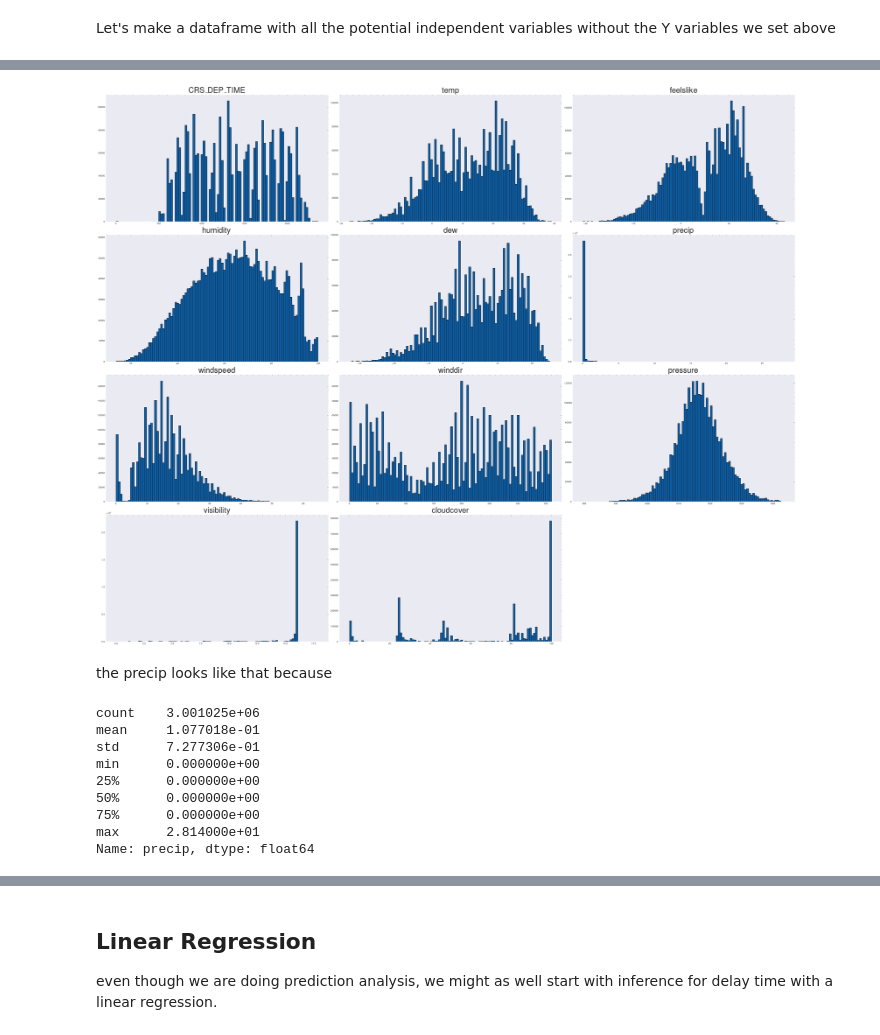
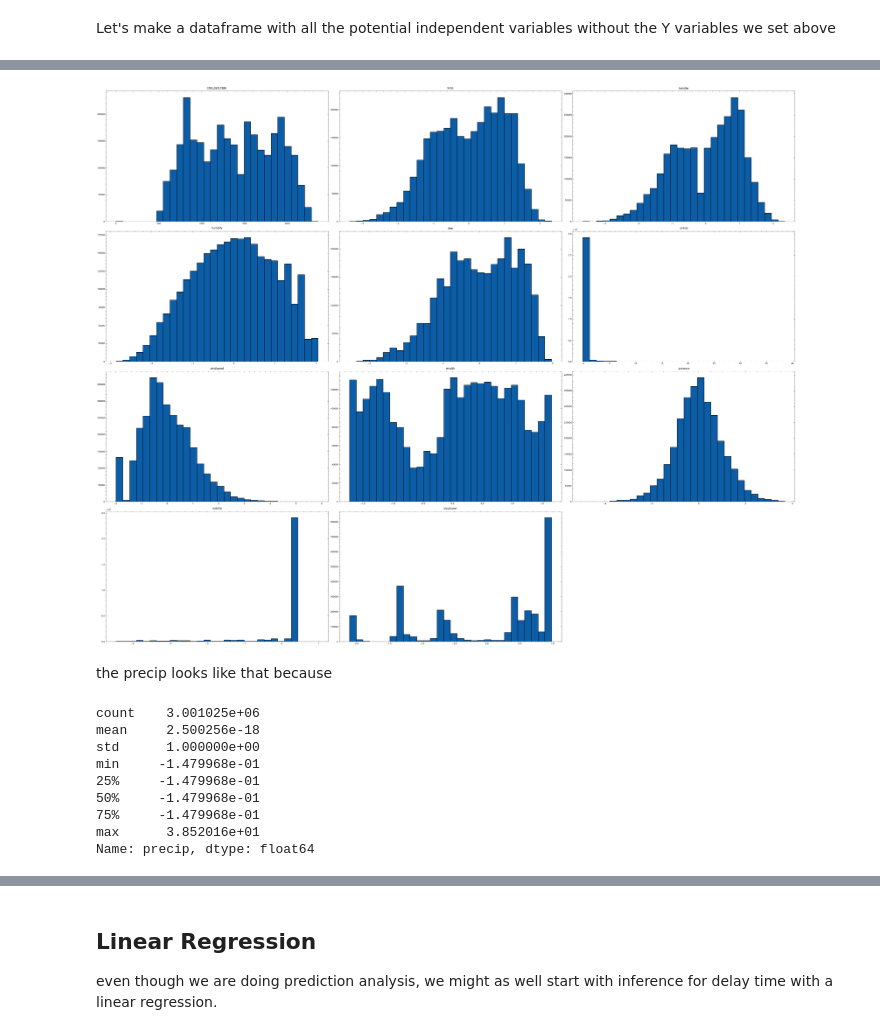
Before and after one commit to sbarrios93/Flight-Predictions-Project, a Jupyter notebook: scratchpad.ipynb, the cells around one changed output, grey strips where cells are left out. Drawn from its saved outputs; the diff is of its cells as text; code cells hidden in the pictures.

```diff
--- a/scratchpad.ipynb
+++ b/scratchpad.ipynb
@@ -458,0 +461,13 @@ df_cleaned.sample(100000).to_excel(OUTPUT_DATA_PATH / 'cleaned_data.xlsx', index
+# %%
+from sklearn import preprocessing
+
+df_norm = df_cleaned.copy(deep=True)
+def normalize_colum(df, col):
+    x = df[col].values #returns a numpy array
+    min_max_scaler = preprocessing.StandardScaler()
+    x = x.reshape(-1, 1)
+    x_scaled = min_max_scaler.fit_transform(x)
+    return x_scaled
+
+for col in ['temp', 'feelslike', 'humidity', 'dew', 'precip', 'windspeed', 'winddir', 'pressure', 'visibility', 'cloudcover']:
+    df_norm[col] = normalize_colum(df_norm, col)
@@ -466,9 +513,12 @@ Y_cancelled = df_cleaned['CANCELLED']
 # %% [markdown]
 Let's make a dataframe with all the potential independent variables without the Y variables we set above
 # %%
-X = df_cleaned.drop(['DELAYED', 'DELAYED_20', 'CANCELLED', 'DEP_DELAY'], axis=1)
+X = df_norm.drop(['DELAYED', 'DELAYED_20', 'CANCELLED', 'DEP_DELAY'], axis=1)
 # there are some empty values on windidir, so we will fill them with 0
-X.winddir.fillna(0, inplace=True)
+X.fillna(0, inplace=True)
+
+X_train = X.loc[train_ix]
+X_test = X.loc[test_ix]
 X.head()
 # %% [output]
 |  | CRS_DEP_TIME | OP_CARRIER | DEST | temp | feelslike | humidity | dew | precip | windspeed | winddir | ... |
@@ -480,22 +530,22 @@ X.head()
 # %%
-X.hist(column=['CRS_DEP_TIME', 'temp', 'feelslike', 'humidity', 'dew', 'precip', 'windspeed', 'winddir', 'pressure', 'visibility', 'cloudcover'], bins=100, grid=False, figsize=(30, 24), ec='k')
+X.hist(column=['CRS_DEP_TIME', 'temp', 'feelslike', 'humidity', 'dew', 'precip', 'windspeed', 'winddir', 'pressure', 'visibility', 'cloudcover'], bins=30, grid=False, figsize=(30, 24), ec='k')
 plt.tight_layout()
 plt.show()
 # %% [output]
-[figure, old version]
+[figure, new version]
 # %% [markdown]
 the precip looks like that because
 # %%
-df_cleaned.precip.describe()
+df_norm.precip.describe()
 # %% [output]
 count    3.001025e+06
-mean     1.077018e-01
-std      7.277306e-01
-min      0.000000e+00
-25%      0.000000e+00
-50%      0.000000e+00
-75%      0.000000e+00
-max      2.814000e+01
+mean     2.500256e-18
+std      1.000000e+00
+min     -1.479968e-01
+25%     -1.479968e-01
+50%     -1.479968e-01
+75%     -1.479968e-01
+max      3.852016e+01
 Name: precip, dtype: float64
 # %%
 sns.set(font_scale = 2)
```
Also changed, not shown: parts of 37 cells of this notebook, 2 other files.
